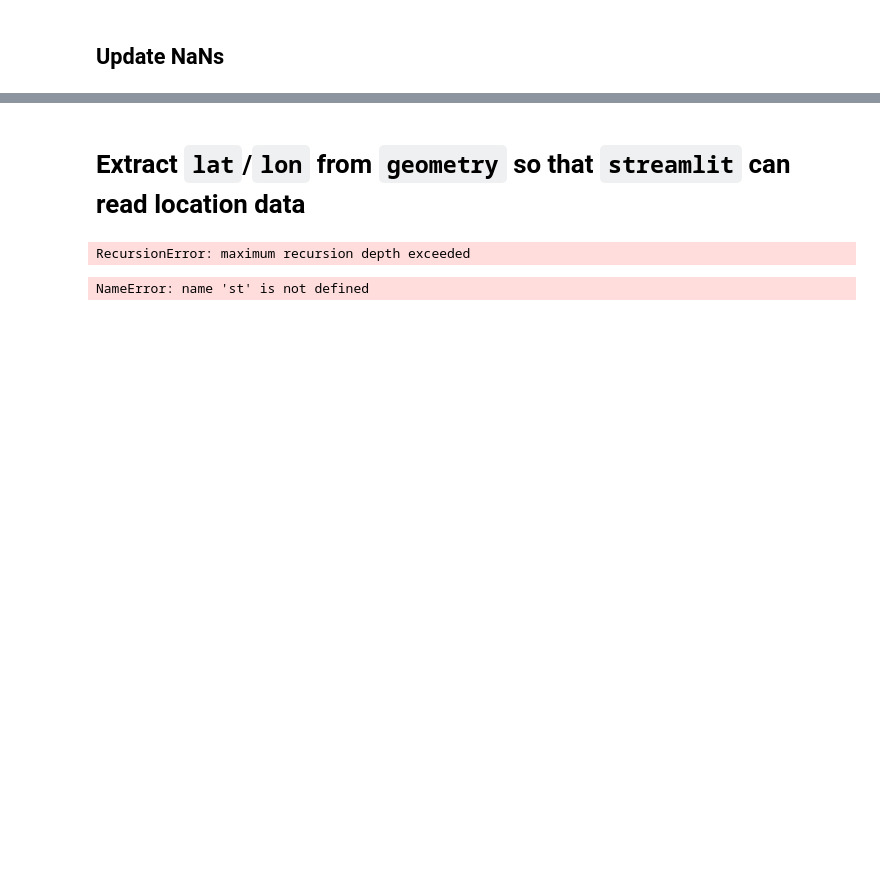
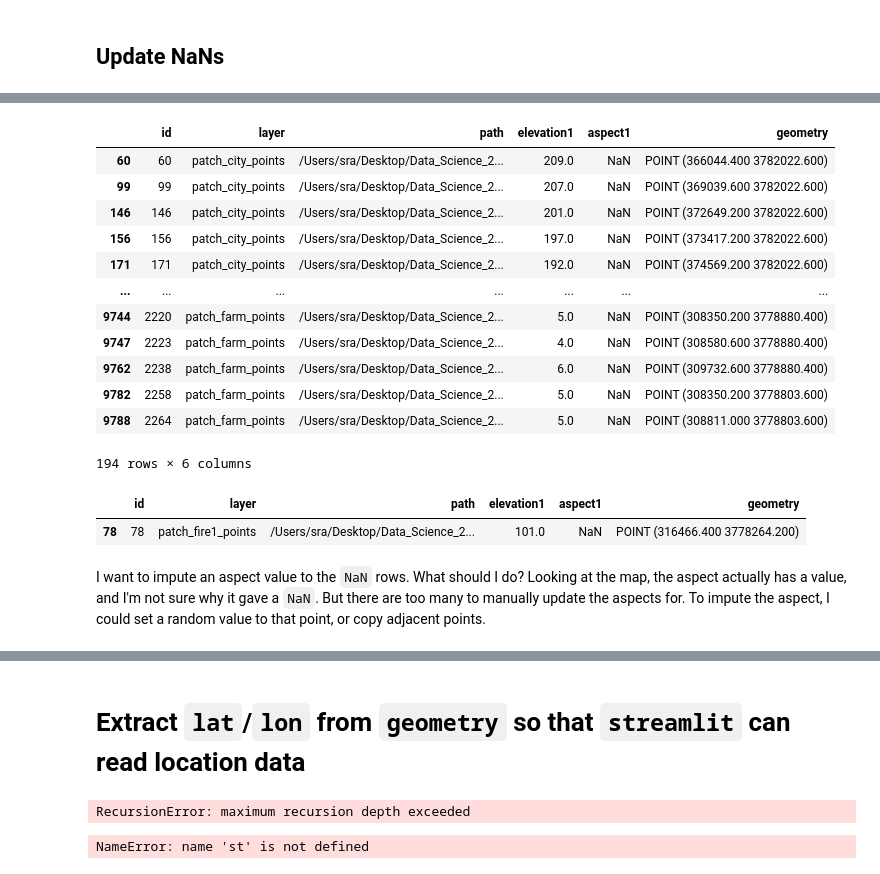
Before and after one commit to sralter/classifire, a Jupyter notebook: 01_capstone_notebooks/alter_samuel_capstone_perimeters.ipynb, the cells around one changed output, grey strips where cells are left out. Cells and saved outputs as stored; diff of their text form; code cells hidden in the pictures; blank space fills up the shorter version.

```diff
--- a/01_capstone_notebooks/alter_samuel_capstone_perimeters.ipynb
+++ b/01_capstone_notebooks/alter_samuel_capstone_perimeters.ipynb
@@ -227,0 +246,4 @@ sm_geo_combine.to_file(path_or_buf=path,driver='GeoJSON')
+# %%
+layer_nofire=gpd.read_file('/Users/sra/Desktop/Data_Science_2023/_capstone/00_capstone_data/shapefiles/joins/patch_nofire_elev_asp.geojson')
+print(layer_nofire.shape)
+display(layer_nofire.head())
@@ -227,0 +258,23 @@ sm_geo_combine.to_file(path_or_buf=path,driver='GeoJSON')
+# %%
+layer_nofire[layer_nofire['aspect1'].isna()==True]
+# %% [output]
+|  | id | layer | path | elevation1 | aspect1 | geometry |
+| 60 | 60 | patch_city_points | /Users/sra/Desktop/Data_Science_2... | 209.0 | NaN | POINT (366044.400 3782022.600) |
+| 99 | 99 | patch_city_points | /Users/sra/Desktop/Data_Science_2... | 207.0 | NaN | POINT (369039.600 3782022.600) |
+| 146 | 146 | patch_city_points | /Users/sra/Desktop/Data_Science_2... | 201.0 | NaN | POINT (372649.200 3782022.600) |
+| 156 | 156 | patch_city_points | /Users/sra/Desktop/Data_Science_2... | 197.0 | NaN | POINT (373417.200 3782022.600) |
+| 171 | 171 | patch_city_points | /Users/sra/Desktop/Data_Science_2... | 192.0 | NaN | POINT (374569.200 3782022.600) |
+| ... | ... | ... | ... | ... | ... | ... |
+| 9744 | 2220 | patch_farm_points | /Users/sra/Desktop/Data_Science_2... | 5.0 | NaN | POINT (308350.200 3778880.400) |
+| 9747 | 2223 | patch_farm_points | /Users/sra/Desktop/Data_Science_2... | 4.0 | NaN | POINT (308580.600 3778880.400) |
+| 9762 | 2238 | patch_farm_points | /Users/sra/Desktop/Data_Science_2... | 6.0 | NaN | POINT (309732.600 3778880.400) |
+| 9782 | 2258 | patch_farm_points | /Users/sra/Desktop/Data_Science_2... | 5.0 | NaN | POINT (308350.200 3778803.600) |
+| 9788 | 2264 | patch_farm_points | /Users/sra/Desktop/Data_Science_2... | 5.0 | NaN | POINT (308811.000 3778803.600) |
+194 rows × 6 columns
+# %%
+layer_fire[layer_fire['aspect1'].isna()==True]
+# %% [output]
+|  | id | layer | path | elevation1 | aspect1 | geometry |
+| 78 | 78 | patch_fire1_points | /Users/sra/Desktop/Data_Science_2... | 101.0 | NaN | POINT (316466.400 3778264.200) |
+# %% [markdown]
+I want to impute an aspect value to the `NaN` rows. What should I do? Looking at the map, the aspect actually has a value, and I'm not sure why it gave a `NaN`. But there are too many to manually update the aspects for. To impute the aspect, I could set a random value to that point, or copy adjacent points.
```
Also changed, not shown: parts of 20 cells of this notebook, 2 other files.
